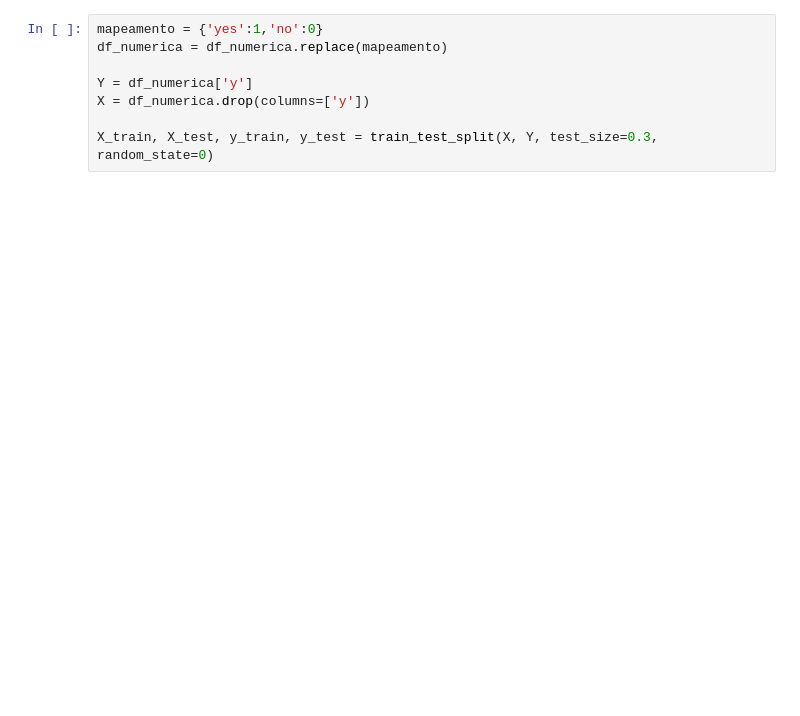
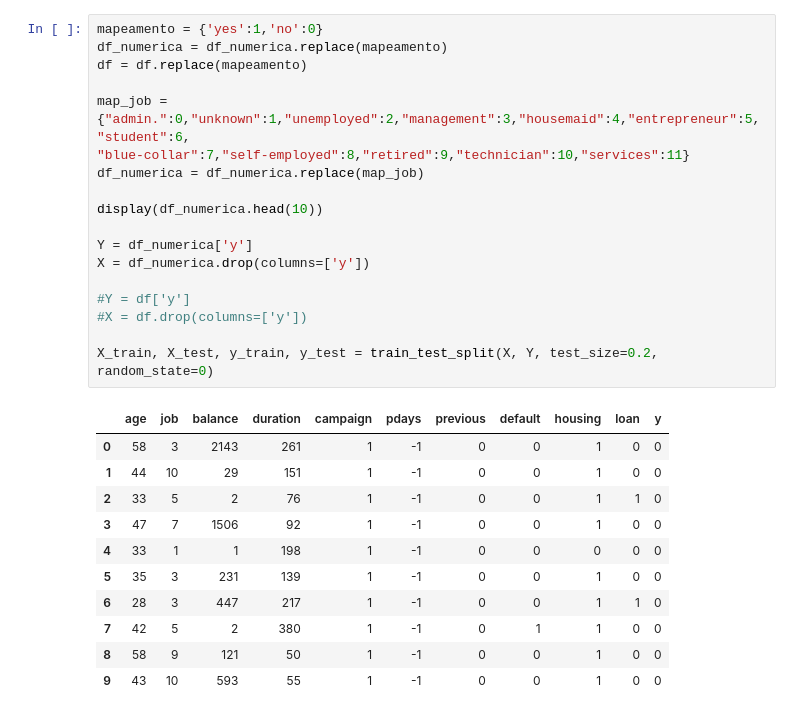
Before and after one commit to andrefsr/Estudos-em-Inteligencia-Artificial, a Jupyter notebook: Lista 1 - Aprendizado Estatístico/Random_Forest.ipynb, the cells around one changed output. Cells and saved outputs as stored; diff of their text form; blank space fills up the shorter version.

```diff
--- a/Lista 1 - Aprendizado Estatístico/Random_Forest.ipynb
+++ b/Lista 1 - Aprendizado Estatístico/Random_Forest.ipynb
@@ -15,9 +39,31 @@ df_numerica = df[['age','balance','duration','y']]
 # %%
 mapeamento = {'yes':1,'no':0}
 df_numerica = df_numerica.replace(mapeamento)
+df = df.replace(mapeamento)
+
+map_job = {"admin.":0,"unknown":1,"unemployed":2,"management":3,"housemaid":4,"entrepreneur":5,"student":6,
+"blue-collar":7,"self-employed":8,"retired":9,"technician":10,"services":11}
+df_numerica = df_numerica.replace(map_job)
+
+display(df_numerica.head(10))
 
 Y = df_numerica['y']
 X = df_numerica.drop(columns=['y'])
 
-X_train, X_test, y_train, y_test = train_test_split(X, Y, test_size=0.3, random_state=0)
+#Y = df['y']
+#X = df.drop(columns=['y'])
+
+X_train, X_test, y_train, y_test = train_test_split(X, Y, test_size=0.2, random_state=0)
+# %% [output]
+|  | age | job | balance | duration | campaign | pdays | previous | default | housing | loan | y |
+| 0 | 58 | 3 | 2143 | 261 | 1 | -1 | 0 | 0 | 1 | 0 | 0 |
+| 1 | 44 | 10 | 29 | 151 | 1 | -1 | 0 | 0 | 1 | 0 | 0 |
+| 2 | 33 | 5 | 2 | 76 | 1 | -1 | 0 | 0 | 1 | 1 | 0 |
+| 3 | 47 | 7 | 1506 | 92 | 1 | -1 | 0 | 0 | 1 | 0 | 0 |
+| 4 | 33 | 1 | 1 | 198 | 1 | -1 | 0 | 0 | 0 | 0 | 0 |
+| 5 | 35 | 3 | 231 | 139 | 1 | -1 | 0 | 0 | 1 | 0 | 0 |
+| 6 | 28 | 3 | 447 | 217 | 1 | -1 | 0 | 0 | 1 | 1 | 0 |
+| 7 | 42 | 5 | 2 | 380 | 1 | -1 | 0 | 1 | 1 | 0 | 0 |
+| 8 | 58 | 9 | 121 | 50 | 1 | -1 | 0 | 0 | 1 | 0 | 0 |
+| 9 | 43 | 10 | 593 | 55 | 1 | -1 | 0 | 0 | 1 | 0 | 0 |
 # %%
```
Also changed, not shown: parts of 3 cells of this notebook.
